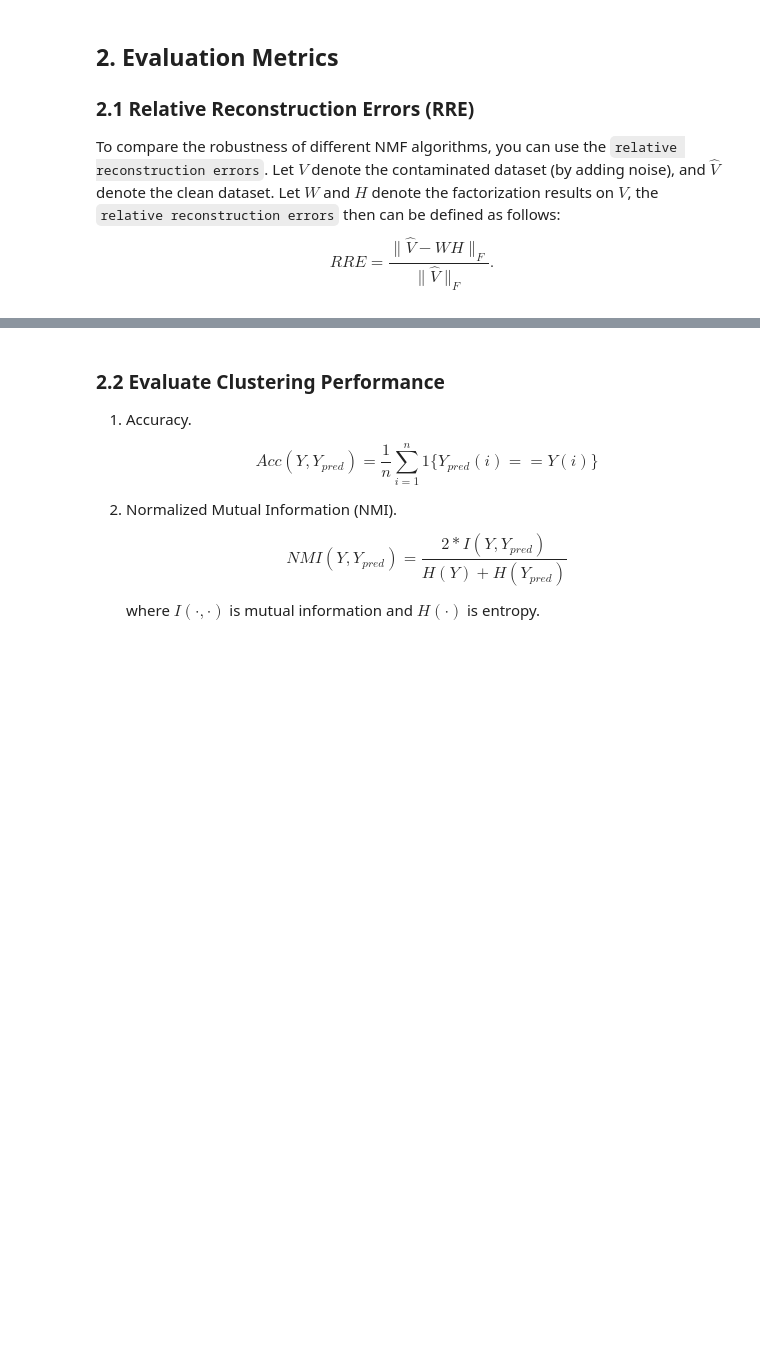
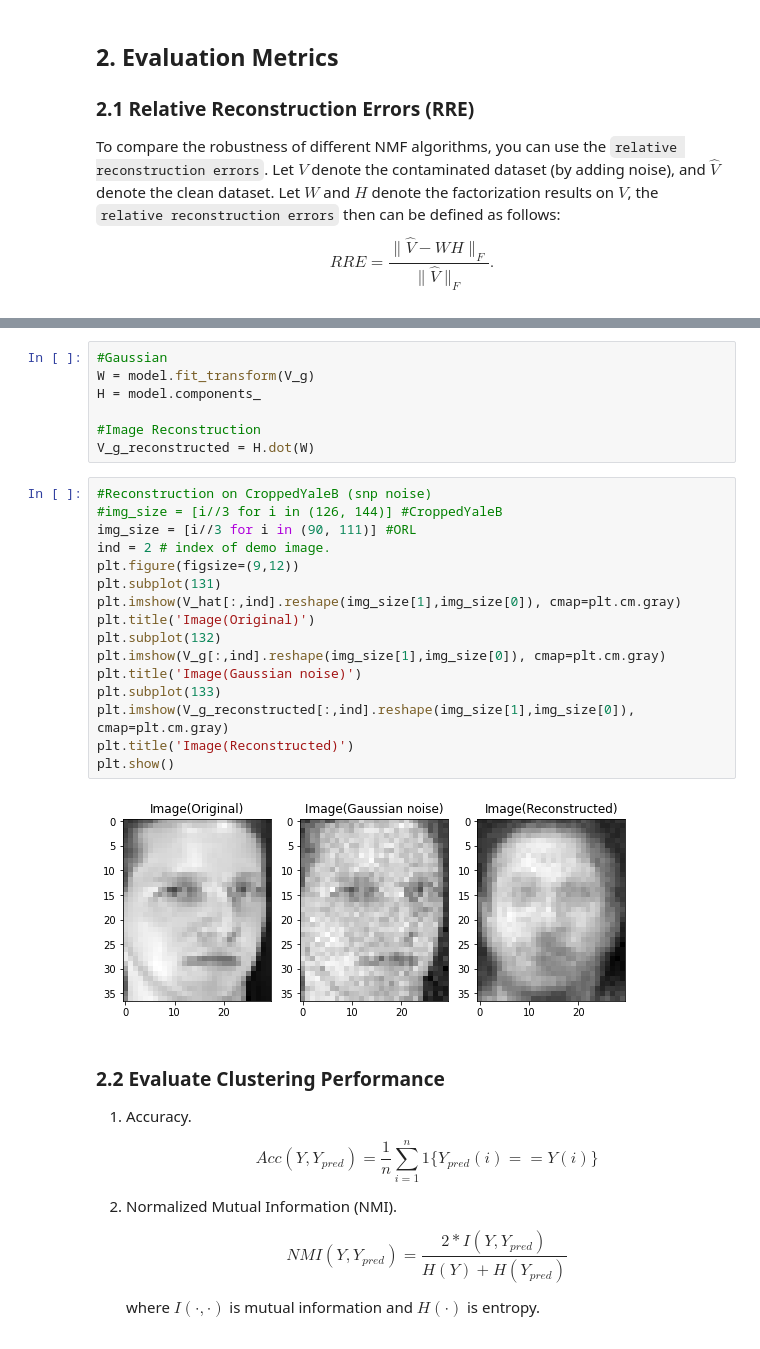
Before and after one commit to Dovermore/COMP5328NMF, a Jupyter notebook: src/assignment1.ipynb, the cells around one changed output, grey strips where cells are left out. Saved outputs shown, nothing was run; the diff lists cells and outputs as text; blank space fills up the shorter version.

```diff
--- a/src/assignment1.ipynb
+++ b/src/assignment1.ipynb
@@ -145,3 +167,28 @@ V_hat.shape=(1110, 400), Y_hat.shape=(400,)
+# %%
+#Gaussian
+W = model.fit_transform(V_g)
+H = model.components_
+
+#Image Reconstruction
+V_g_reconstructed = H.dot(W)
+# %%
+#Reconstruction on CroppedYaleB (snp noise)
+#img_size = [i//3 for i in (126, 144)] #CroppedYaleB
+img_size = [i//3 for i in (90, 111)] #ORL
+ind = 2 # index of demo image.
+plt.figure(figsize=(9,12))
+plt.subplot(131)
+plt.imshow(V_hat[:,ind].reshape(img_size[1],img_size[0]), cmap=plt.cm.gray)
+plt.title('Image(Original)')
+plt.subplot(132)
+plt.imshow(V_g[:,ind].reshape(img_size[1],img_size[0]), cmap=plt.cm.gray)
+plt.title('Image(Gaussian noise)')
+plt.subplot(133)
+plt.imshow(V_g_reconstructed[:,ind].reshape(img_size[1],img_size[0]), cmap=plt.cm.gray)
+plt.title('Image(Reconstructed)')
+plt.show()
+# %% [output]
+[figure, added]
 # %% [markdown]
 ### 2.2 Evaluate Clustering Performance
 
```
Also changed, not shown: parts of 14 cells of this notebook, 4 other files.
